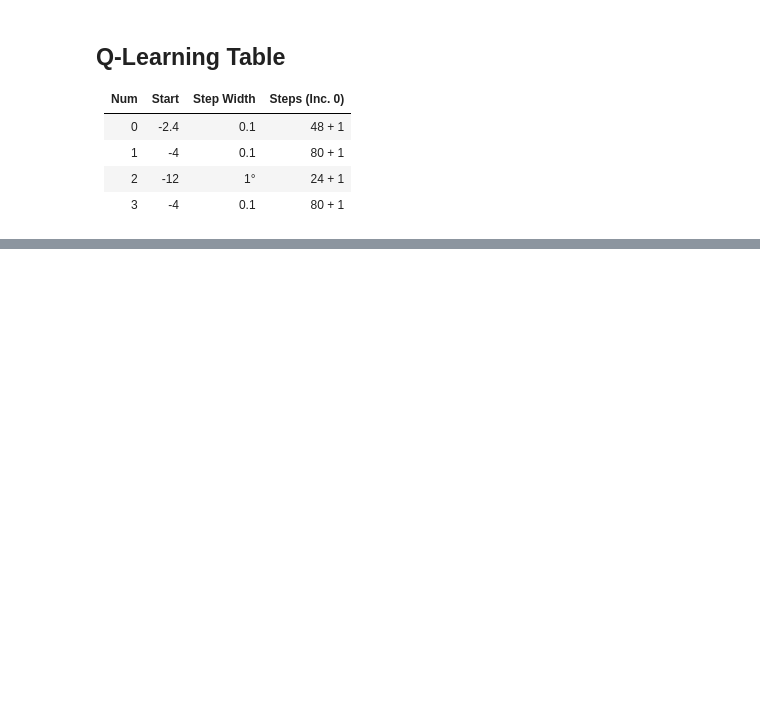
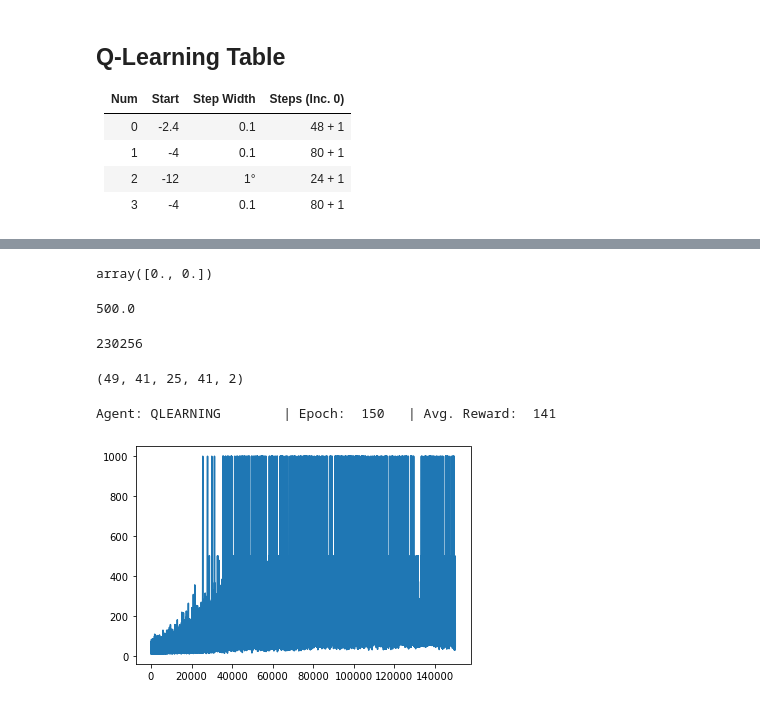
Before and after one commit to JragonAD/RPI-Advanced-Game-AI-Summer-Semester, a Jupyter notebook: week2/class0/cartpole-ql-v1.ipynb, the cells around one changed output, grey strips where cells are left out. Cells and saved outputs as stored; diff of their text form; code cells hidden in the pictures; blank space fills up the shorter version.

```diff
--- a/week2/class0/cartpole-ql-v1.ipynb
+++ b/week2/class0/cartpole-ql-v1.ipynb
@@ -68,0 +74,22 @@ class QTable:
+# %%
+def check_decay_length(epsilon, decay, minimum):
+    i = 0
+
+    while epsilon > minimum:
+        epsilon *= decay
+        i += 1
+
+    return i
+
+
+def save(model, path):
+    with open(path, "wb") as f:
+        pickle.dump(model, f)
+
+
+def load(path):
+    with open(path, "rb") as f:
+        agent = pickle.load(f)
+
+    print("Epochs:", agent.epochs)
+    return agent
@@ -68,0 +212,5 @@ class QTable:
+# %%
+state = [0.1, -0.2, math.radians(-11), -0.4]
+q.get_value(state)
+# %% [output]
+array([0., 0.])
@@ -69 +219,9 @@ class QTable:
+# %%
+q_flat = q.q_table.flatten()
+
+for cell in q_flat:
+    if cell != 0:
+        print(cell)
+# %% [output]
+500.0
 # %%
@@ -128,0 +309,15 @@ class QAgent:
+# %%
+q_agent = QAgent()
+# %%
+print(check_decay_length(EPSILON, 0.99997, EPSILON_MIN))
+sarsa_agent = QAgent(agent_type="SARSA", epsilon_decay=0.9997)
+sarsa_agent.q_table.q_table.shape
+# %% [output]
+230256
+(49, 41, 25, 41, 2)
+# %%
+q_agent.train(epochs=50)
+save(q_agent, "ql_cartpole.bin")
+# %% [output]
+Agent: QLEARNING        | Epoch:  150   | Avg. Reward:  141
+[figure, added]
```
Also changed, not shown: parts of 18 cells of this notebook, 12 other files.
